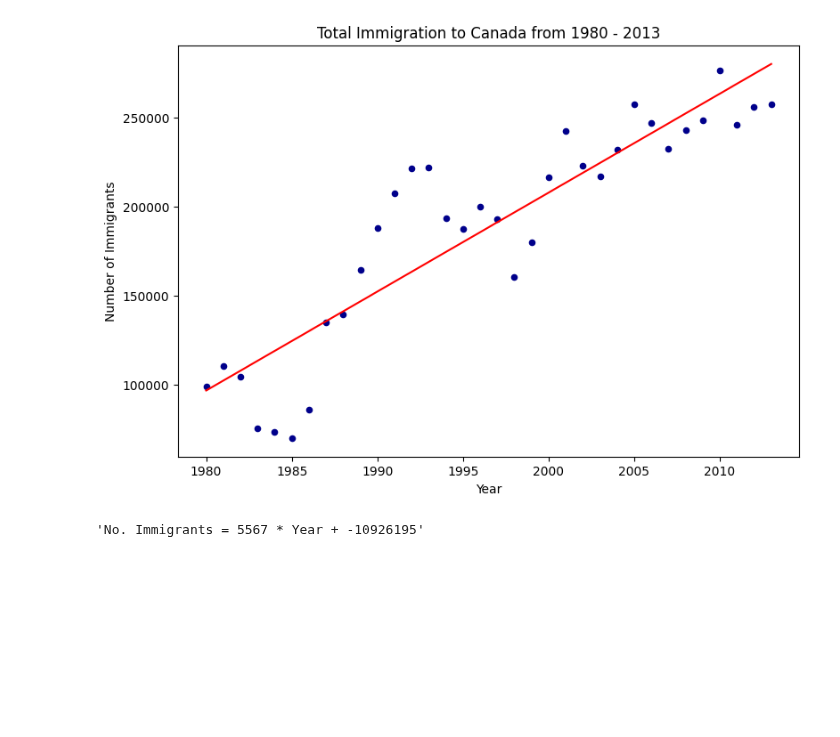
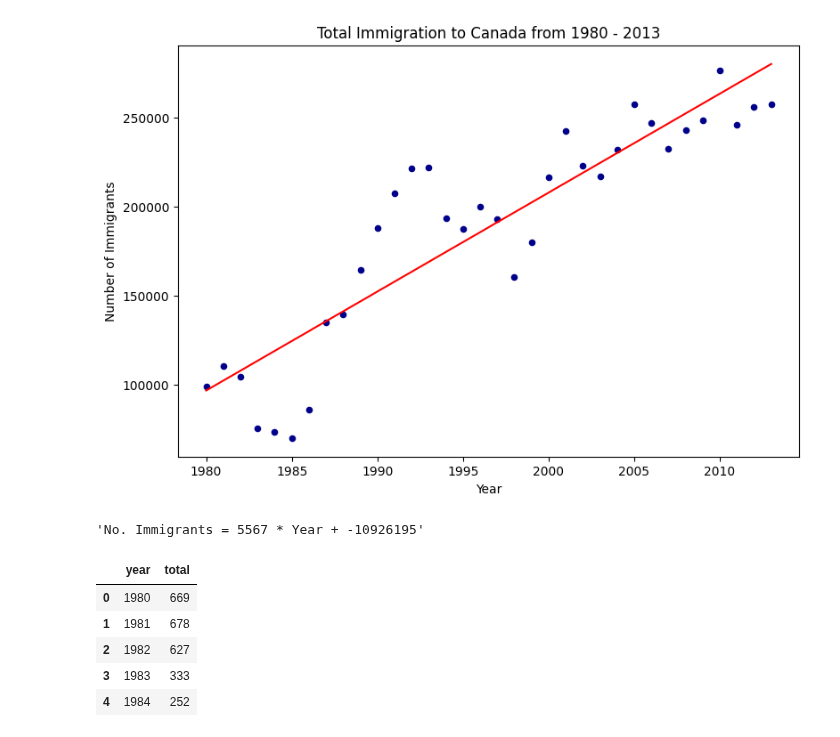
Before and after one commit to RajnishAdhikari/DataAnalysis, a Jupyter notebook: visualization_piecharts_boxplots_scatterplots_bubbleplots.ipynb, the cells around one changed output. Saved outputs shown, nothing was run; the diff lists cells and outputs as text; code cells hidden in the pictures; blank space fills up the shorter version.

```diff
--- a/visualization_piecharts_boxplots_scatterplots_bubbleplots.ipynb
+++ b/visualization_piecharts_boxplots_scatterplots_bubbleplots.ipynb
@@ -544,3 +544,44 @@ plt.show()
 # No. Immigrants = 5567 * Year - 10926195
 # No. Immigrants = 5567 * 2015 - 10926195
 # No. Immigrants = 291,310
+# %%
+# # Question: Create a scatter plot of the total immigration from Denmark, Norway, and Sweden to Canada from 1980 to 2013?
+# Step 1: Get the data:
+
+# Create a dataframe the consists of the numbers associated with Denmark, Norway, and Sweden only. Name it df_countries.
+
+# Sum the immigration numbers across all three countries for each year and turn the result into a dataframe.
+# Name this new dataframe df_total.
+
+# Reset the index in place.
+# Rename the columns to year and total.
+# Display the resulting dataframe.
+
+
+# create df_countries dataframe
+df_countries = df.loc[['Norway', 'Sweden', 'Denmark'], years].transpose()
+df_countries.head()
+
+
+# create df_total by summing across three countries for each year
+df_total = pd.DataFrame(df_countries.sum(axis=1))
+
+# reset index in place
+df_total.reset_index(inplace=True)
+
+# rename columns
+df_total.columns = ['year', 'total']
+
+#changing column year from string to int to create scatter plot
+df_total['year'] = df_total['year'].astype(int)
+
+
+# showing the result in dataframe
+df_total.head()
+# %% [output]
+|  | year | total |
+| 0 | 1980 | 669 |
+| 1 | 1981 | 678 |
+| 2 | 1982 | 627 |
+| 3 | 1983 | 333 |
+| 4 | 1984 | 252 |
```
